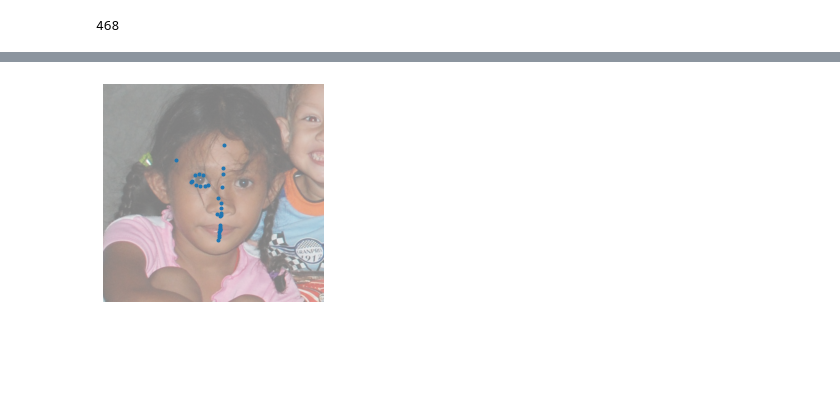
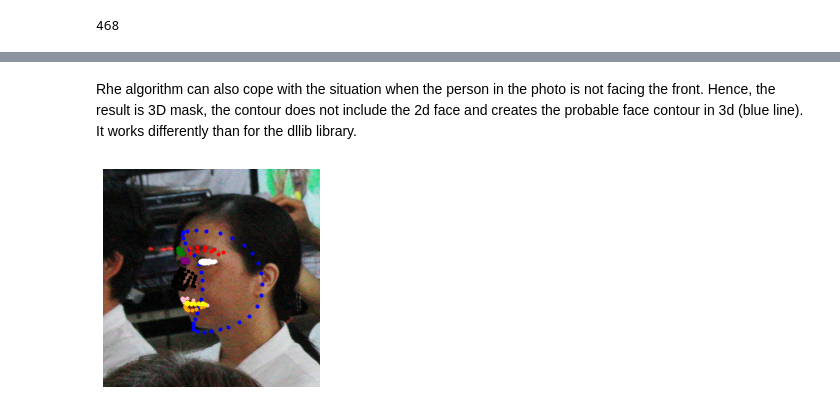
Before and after one commit to waczjoan/Face-Morph, a Jupyter notebook: FaceLandmarks/faceLandmarks.ipynb, the cells around one changed output, grey strips where cells are left out. Cells and saved outputs as stored; diff of their text form; code cells hidden in the pictures; blank space fills up the shorter version.

```diff
--- a/FaceLandmarks/faceLandmarks.ipynb
+++ b/FaceLandmarks/faceLandmarks.ipynb
@@ -255,7 +248,11 @@ plot_img(img_RGB)
-# %%
-x,y = find_landmarks(img_RGB)
-plot_img(img_RGB, alpha = 0.5)
-plt.plot(x[:30],y[:30],'.')
-plt.show()
-# %% [output]
-[figure, removed]
+# %% [markdown]
+Rhe algorithm can also cope with the situation when the person in the photo is not facing the front. Hence, the result is 3D mask, the contour does not include the 2d face and creates the probable face contour in 3d (blue line). It works differently than for the dllib library.
+# %%
+example_img = list(images.keys())[1]
+img_RGB = images[example_img]['img']
+x,y = find_landmarks(img_RGB)
+landmarks = Landmarks(np.array([x,y]).T)
+plot_landmarks_color(landmarks)
+plot_img(img_RGB)
+# %% [output]
+[figure, added]
```
Also changed, not shown: parts of 4 cells of this notebook.
